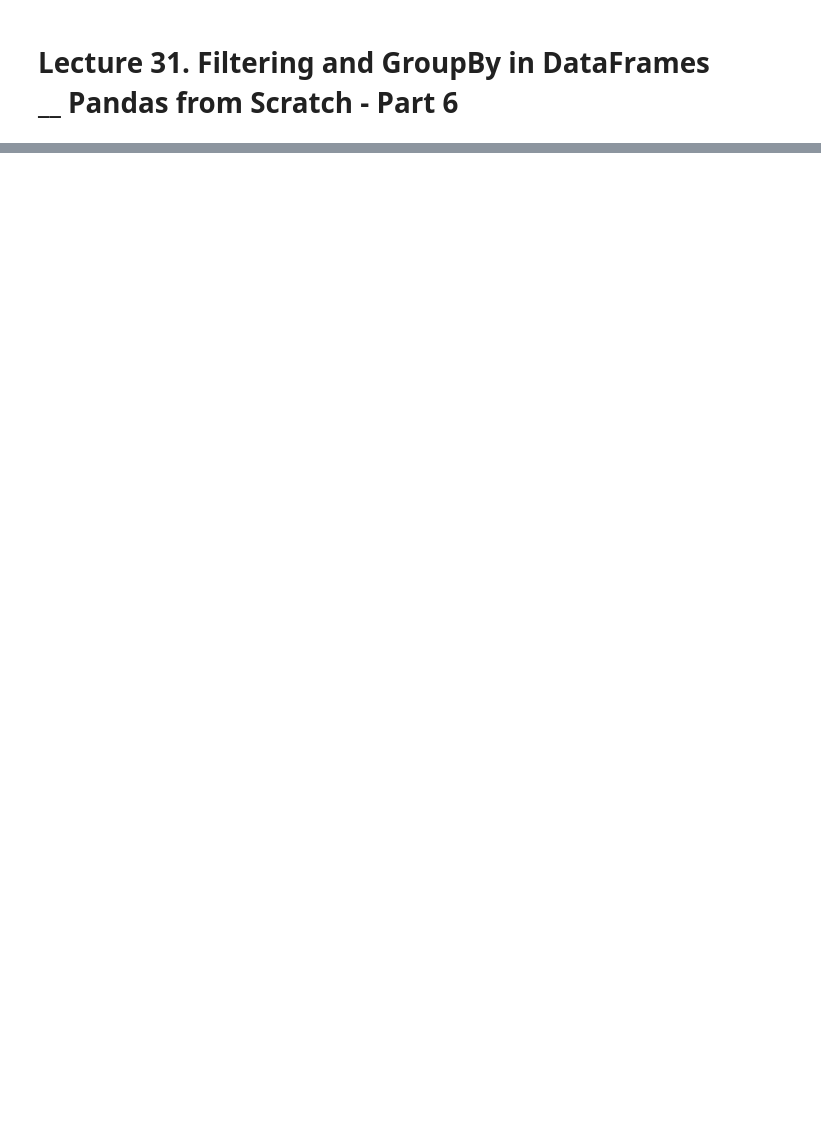
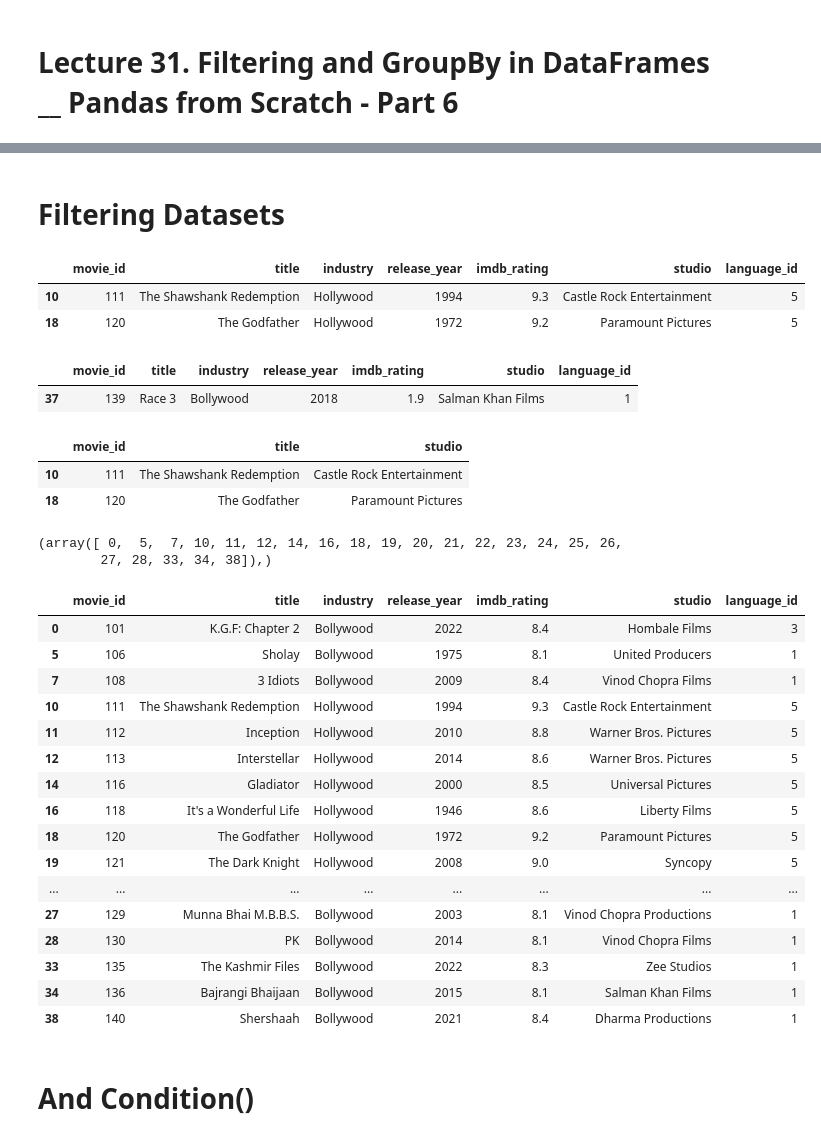
Before and after one commit to praveensinghaws/Python, a Jupyter notebook: BALAJI/07.PART-7 L31_L35.ipynb, the cells around one changed output, grey strips where cells are left out. Cells and saved outputs as stored; diff of their text form; code cells hidden in the pictures; blank space fills up the shorter version.

```diff
--- a/BALAJI/07.PART-7 L31_L35.ipynb
+++ b/BALAJI/07.PART-7 L31_L35.ipynb
@@ -2,0 +36,3 @@
+# %%
+# Fetch data from the 'movies' table
+df_movies = %sql SELECT * FROM movies;
@@ -2,0 +63,9 @@
+# %%
+import pandas as pd
+import numpy as np
+
+# Convert the SQL result to a DataFrame
+df = pd.DataFrame(df_movies)
+
+# Display the first few rows of the DataFrame
+df.head()
@@ -2,0 +96,56 @@
+# %% [markdown]
+# Filtering Datasets
+# %%
+# Filtering movies with an IMDb rating greater than 9
+high_rated_movies = df[df["imdb_rating"] > 9]
+high_rated_movies
+# %% [output]
+|  | movie_id | title | industry | release_year | imdb_rating | studio | language_id |
+| 10 | 111 | The Shawshank Redemption | Hollywood | 1994 | 9.3 | Castle Rock Entertainment | 5 |
+| 18 | 120 | The Godfather | Hollywood | 1972 | 9.2 | Paramount Pictures | 5 |
+# %%
+# Filtering movies with an IMDb rating less than 3
+low_rated_movies = df[df["imdb_rating"] < 3]
+low_rated_movies
+# %% [output]
+|  | movie_id | title | industry | release_year | imdb_rating | studio | language_id |
+| 37 | 139 | Race 3 | Bollywood | 2018 | 1.9 | Salman Khan Films | 1 |
+# %%
+# Selecting specific columns for highly rated movies
+selected_columns_high_rated = high_rated_movies[["movie_id", "title", "studio"]]
+selected_columns_high_rated
+# %% [output]
+|  | movie_id | title | studio |
+| 10 | 111 | The Shawshank Redemption | Castle Rock Entertainment |
+| 18 | 120 | The Godfather | Paramount Pictures |
+# %%
+# Using np.where to get indices of movies with IMDb rating greater than 8
+indices_high_rating = np.where(df["imdb_rating"] > 8)
+indices_high_rating
+# %% [output]
+(array([ 0,  5,  7, 10, 11, 12, 14, 16, 18, 19, 20, 21, 22, 23, 24, 25, 26,
+        27, 28, 33, 34, 38]),)
+# %%
+# Locating movies with IMDb rating greater than 8 using the indices
+selected_movies_high_rating = df.loc[indices_high_rating]
+selected_movies_high_rating
+# %% [output]
+|  | movie_id | title | industry | release_year | imdb_rating | studio | language_id |
+| 0 | 101 | K.G.F: Chapter 2 | Bollywood | 2022 | 8.4 | Hombale Films | 3 |
+| 5 | 106 | Sholay | Bollywood | 1975 | 8.1 | United Producers | 1 |
+| 7 | 108 | 3 Idiots | Bollywood | 2009 | 8.4 | Vinod Chopra Films | 1 |
+| 10 | 111 | The Shawshank Redemption | Hollywood | 1994 | 9.3 | Castle Rock Entertainment | 5 |
+| 11 | 112 | Inception | Hollywood | 2010 | 8.8 | Warner Bros. Pictures | 5 |
+| 12 | 113 | Interstellar | Hollywood | 2014 | 8.6 | Warner Bros. Pictures | 5 |
+| 14 | 116 | Gladiator | Hollywood | 2000 | 8.5 | Universal Pictures | 5 |
+| 16 | 118 | It's a Wonderful Life | Hollywood | 1946 | 8.6 | Liberty Films | 5 |
+| 18 | 120 | The Godfather | Hollywood | 1972 | 9.2 | Paramount Pictures | 5 |
+| 19 | 121 | The Dark Knight | Hollywood | 2008 | 9.0 | Syncopy | 5 |
+| ... | ... | ... | ... | ... | ... | ... | ... |
+| 27 | 129 | Munna Bhai M.B.B.S. | Bollywood | 2003 | 8.1 | Vinod Chopra Productions | 1 |
+| 28 | 130 | PK | Bollywood | 2014 | 8.1 | Vinod Chopra Films | 1 |
+| 33 | 135 | The Kashmir Files | Bollywood | 2022 | 8.3 | Zee Studios | 1 |
+| 34 | 136 | Bajrangi Bhaijaan | Bollywood | 2015 | 8.1 | Salman Khan Films | 1 |
+| 38 | 140 | Shershaah | Bollywood | 2021 | 8.4 | Dharma Productions | 1 |
+# %% [markdown]
+# And Condition()
```
Also changed, not shown: parts of 123 cells of this notebook, 2 other files.
